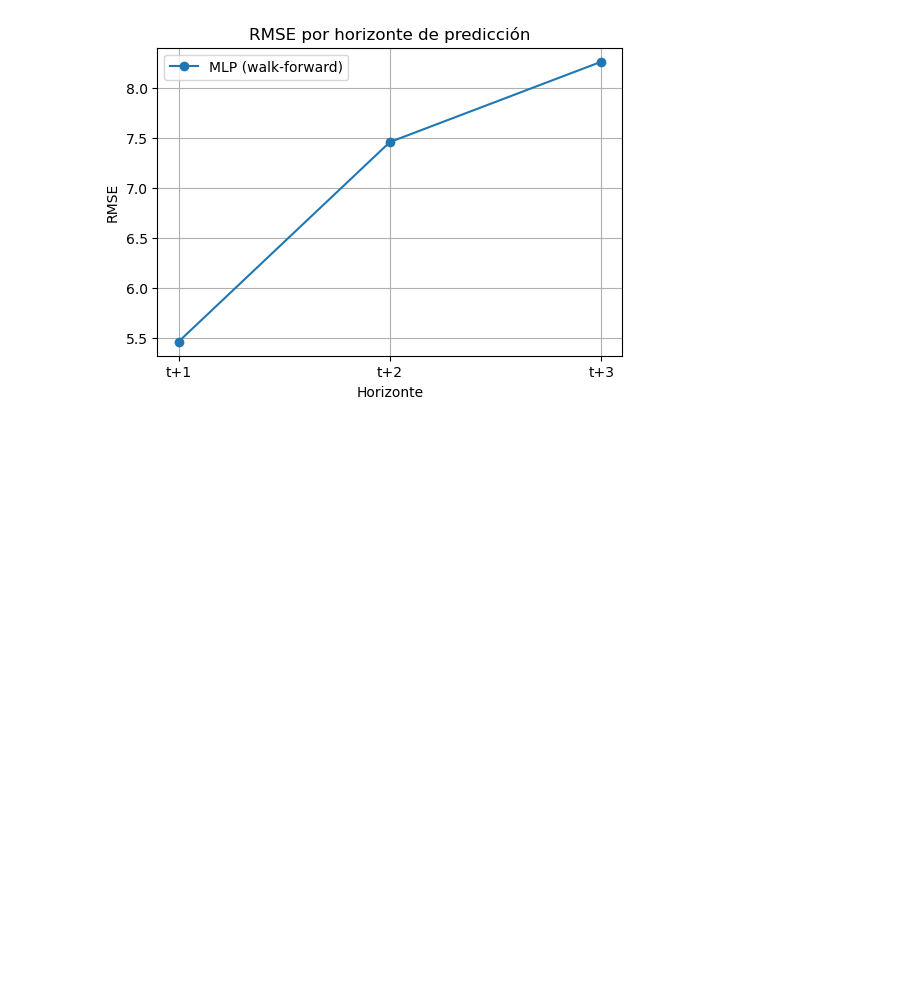
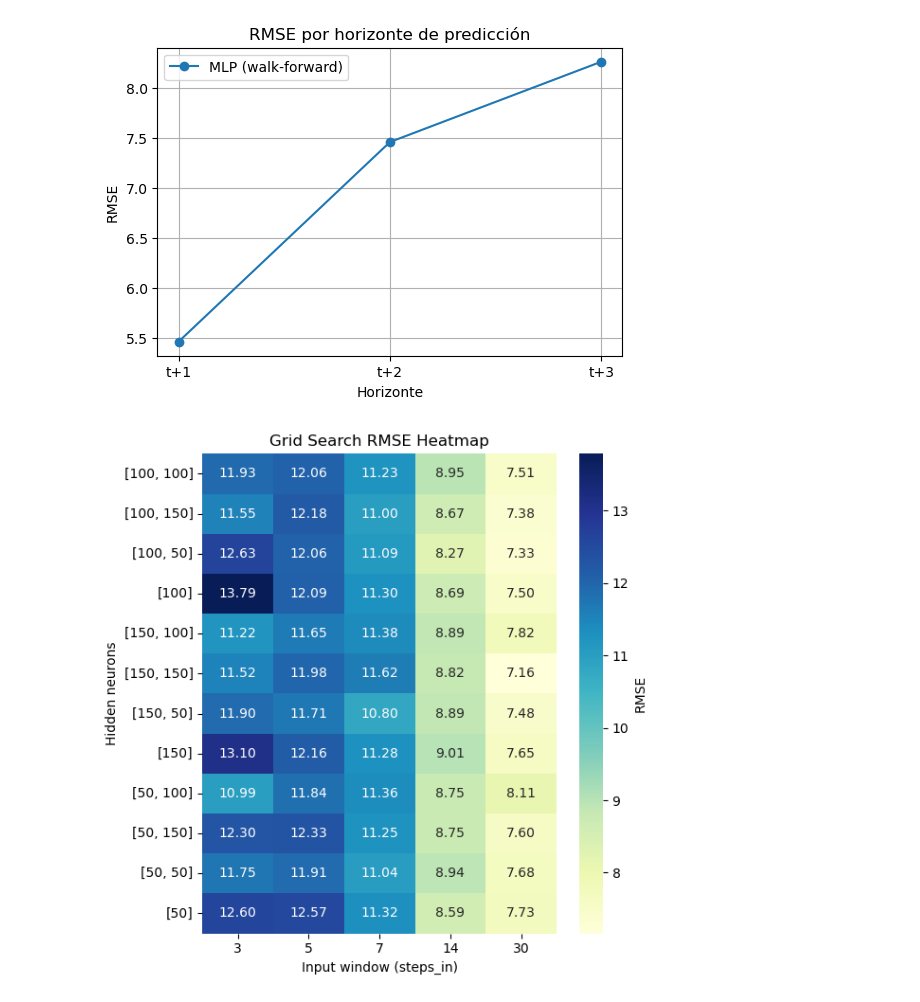
Before and after one commit to jhossyvs/mobile-traffic-forecasting, a Jupyter notebook: notebooks/02-mlp-univariate.ipynb, the cells around one changed output. Saved outputs shown, nothing was run; the diff lists cells and outputs as text; code cells hidden in the pictures; blank space fills up the shorter version.

Commit message:
Closes #23, feat(visualization): add heatmap plotting utility for grid search results

```diff
--- a/notebooks/02-mlp-univariate.ipynb
+++ b/notebooks/02-mlp-univariate.ipynb
@@ -80,3 +81,10 @@ plt.legend()
 plt.show()
 # %% [output]
 [figure]
+# %%
+plot_heatmap(
+    csv_path="../results/metrics/univariate/mlp/resultados_gridsearch.csv",
+    save_path="../results/figures/univariate_mlp_heatmap.png"
+)
+# %% [output]
+[figure, added]
```
Also changed, not shown: parts of 1 cell of this notebook, 3 other files.
